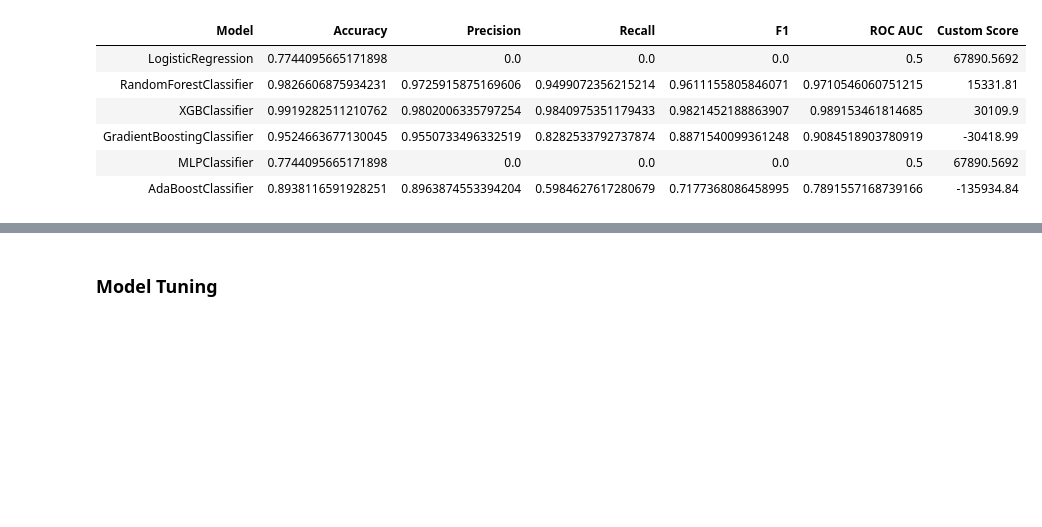
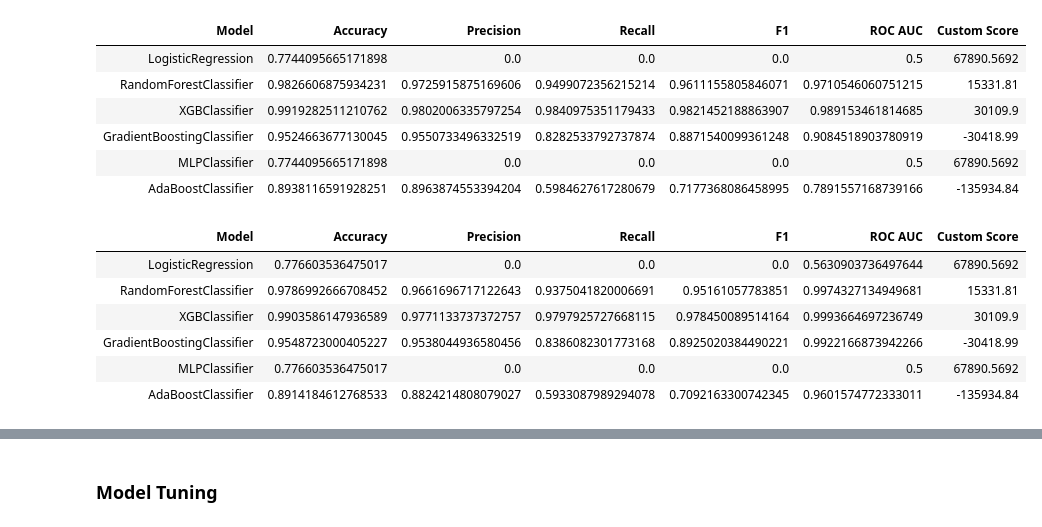
Before and after one commit to ahirsch-github/flight-price-prediction, a Jupyter notebook: flight_price_prediction_2_0.ipynb, the cells around one changed output, grey strips where cells are left out. Cells and saved outputs as stored; diff of their text form; code cells hidden in the pictures; blank space fills up the shorter version.

```diff
--- a/flight_price_prediction_2_0.ipynb
+++ b/flight_price_prediction_2_0.ipynb
@@ -2117,29 +1854,37 @@ abc.fit(X_train, y_train)
 # %% [output]
 AdaBoostClassifier(random_state=42)
 # %%
+scoring = {'acc': 'accuracy', 'prec': 'precision', 'rec': 'recall', 'f1': 'f1', 'roc': 'roc_auc'}
+
 # make predictions and calculate evaluation scores
 lr_pred = lr.predict(X_test)
 lr_scores = calculate_metrics(y_test, lr_pred)
+lr_cross_val_scores = cross_validate(lr, X_train, y_train, scoring=scoring, cv=5)
 custom_score_lr = custom_score(X_test, df_copy, lr_pred)
 
 rfc_pred = rfc.predict(X_test)
 rfc_scores = calculate_metrics(y_test, rfc_pred)
+rfc_cross_val_scores = cross_validate(rfc, X_train, y_train, scoring=scoring, cv=5)
 custom_score_rfc = custom_score(X_test, df_copy, rfc_pred)
 
 xgb_pred = xgb.predict(X_test)
 xgb_scores = calculate_metrics(y_test, xgb_pred)
+xgb_cross_val_scores = cross_validate(xgb, X_train, y_train, scoring=scoring, cv=5)
 custom_score_xgb = custom_score(X_test, df_copy, xgb_pred)
 
 gbc_pred = gbc.predict(X_test)
 gbc_scores = calculate_metrics(y_test, gbc_pred)
+gbc_cross_val_scores = cross_validate(gbc, X_train, y_train, scoring=scoring, cv=5)
 custom_score_gbc = custom_score(X_test, df_copy, gbc_pred)
 
 mlp_pred = mlp.predict(X_test)
 mlp_scores = calculate_metrics(y_test, mlp_pred)
+mlp_cross_val_scores = cross_validate(mlp, X_train, y_train, scoring=scoring, cv=5)
 custom_score_mlp = custom_score(X_test, df_copy, mlp_pred)
 
 abc_pred = abc.predict(X_test)
 abc_scores = calculate_metrics(y_test, abc_pred)
+abc_cross_val_scores = cross_validate(abc, X_train, y_train, scoring=scoring, cv=5)
 custom_score_abc = custom_score(X_test, df_copy, abc_pred)
 # %%
 # Make a clear table to compare the scores for the 5 models
@@ -2166,3 +1911,28 @@ table
 | GradientBoostingClassifier | 0.9524663677130045 | 0.9550733496332519 | 0.8282533792737874 | 0.8871540099361248 | 0.9084518903780919 | -30418.99 |
 | MLPClassifier | 0.7744095665171898 | 0.0 | 0.0 | 0.0 | 0.5 | 67890.5692 |
 | AdaBoostClassifier | 0.8938116591928251 | 0.8963874553394204 | 0.5984627617280679 | 0.7177368086458995 | 0.7891557168739166 | -135934.84 |
+# %%
+# Make a clear table to compare the scores for the 5 models
+table_cv = PrettyTable()
+
+# Add columns
+table_cv.field_names = ["Model", "Accuracy", "Precision", "Recall", "F1", "ROC AUC", "Custom Score"]
+
+# Add rows
+table_cv.add_row(["LogisticRegression", lr_cross_val_scores['test_acc'].mean(), lr_cross_val_scores['test_prec'].mean(), lr_cross_val_scores['test_rec'].mean(), lr_cross_val_scores['test_f1'].mean(), lr_cross_val_scores['test_roc'].mean(), custom_score_lr])
+table_cv.add_row(["RandomForestClassifier", rfc_cross_val_scores['test_acc'].mean(), rfc_cross_val_scores['test_prec'].mean(), rfc_cross_val_scores['test_rec'].mean(),  rfc_cross_val_scores['test_f1'].mean(), rfc_cross_val_scores['test_roc'].mean(), custom_score_rfc])
+table_cv.add_row(["XGBClassifier", xgb_cross_val_scores['test_acc'].mean(), xgb_cross_val_scores['test_prec'].mean(), xgb_cross_val_scores['test_rec'].mean(), xgb_cross_val_scores['test_f1'].mean(), xgb_cross_val_scores['test_roc'].mean(), custom_score_xgb])
+table_cv.add_row(["GradientBoostingClassifier", gbc_cross_val_scores['test_acc'].mean(), gbc_cross_val_scores['test_prec'].mean(), gbc_cross_val_scores['test_rec'].mean(), gbc_cross_val_scores['test_f1'].mean(), gbc_cross_val_scores['test_roc'].mean(), custom_score_gbc])
+table_cv.add_row(["MLPClassifier", mlp_cross_val_scores['test_acc'].mean(), mlp_cross_val_scores['test_prec'].mean(), mlp_cross_val_scores['test_rec'].mean(), mlp_cross_val_scores['test_f1'].mean(), mlp_cross_val_scores['test_roc'].mean(), custom_score_mlp])
+table_cv.add_row(["AdaBoostClassifier", abc_cross_val_scores['test_acc'].mean(), abc_cross_val_scores['test_prec'].mean(), abc_cross_val_scores['test_rec'].mean(), abc_cross_val_scores['test_f1'].mean(), abc_cross_val_scores['test_roc'].mean(), custom_score_abc])
+
+# Print the table
+table_cv
+# %% [output]
+| Model | Accuracy | Precision | Recall | F1 | ROC AUC | Custom Score |
+| LogisticRegression | 0.776603536475017 | 0.0 | 0.0 | 0.0 | 0.5630903736497644 | 67890.5692 |
+| RandomForestClassifier | 0.9786992666708452 | 0.9661696717122643 | 0.9375041820006691 | 0.95161057783851 | 0.9974327134949681 | 15331.81 |
+| XGBClassifier | 0.9903586147936589 | 0.9771133737372757 | 0.9797925727668115 | 0.978450089514164 | 0.9993664697236749 | 30109.9 |
+| GradientBoostingClassifier | 0.9548723000405227 | 0.9538044936580456 | 0.8386082301773168 | 0.8925020384490221 | 0.9922166873942266 | -30418.99 |
+| MLPClassifier | 0.776603536475017 | 0.0 | 0.0 | 0.0 | 0.5 | 67890.5692 |
+| AdaBoostClassifier | 0.8914184612768533 | 0.8824214808079027 | 0.5933087989294078 | 0.7092163300742345 | 0.9601574772333011 | -135934.84 |
```
Also changed, not shown: parts of 44 cells of this notebook.
